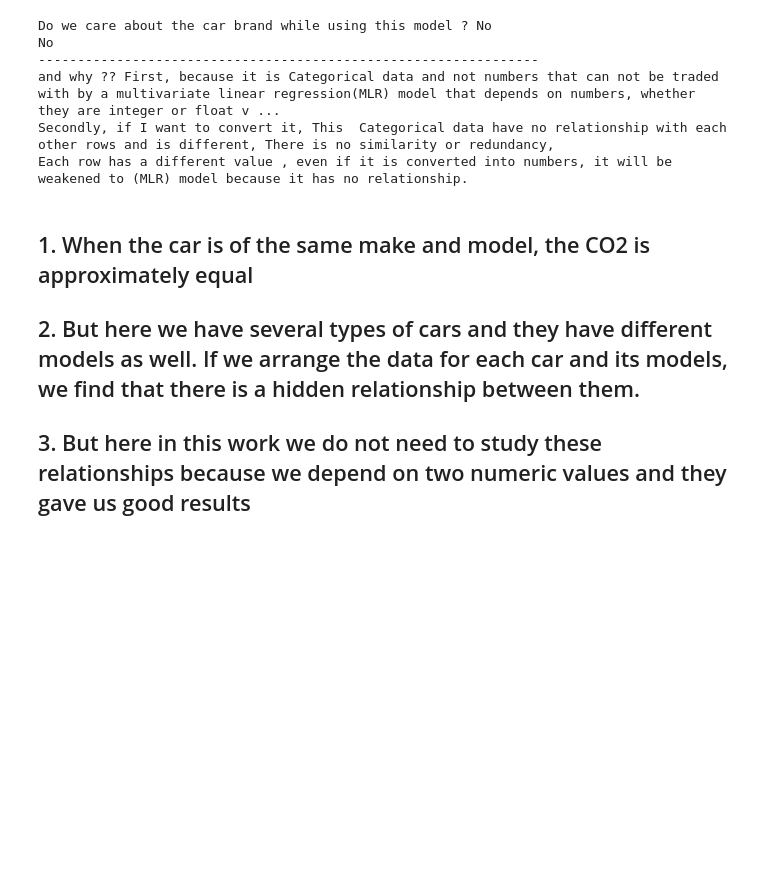
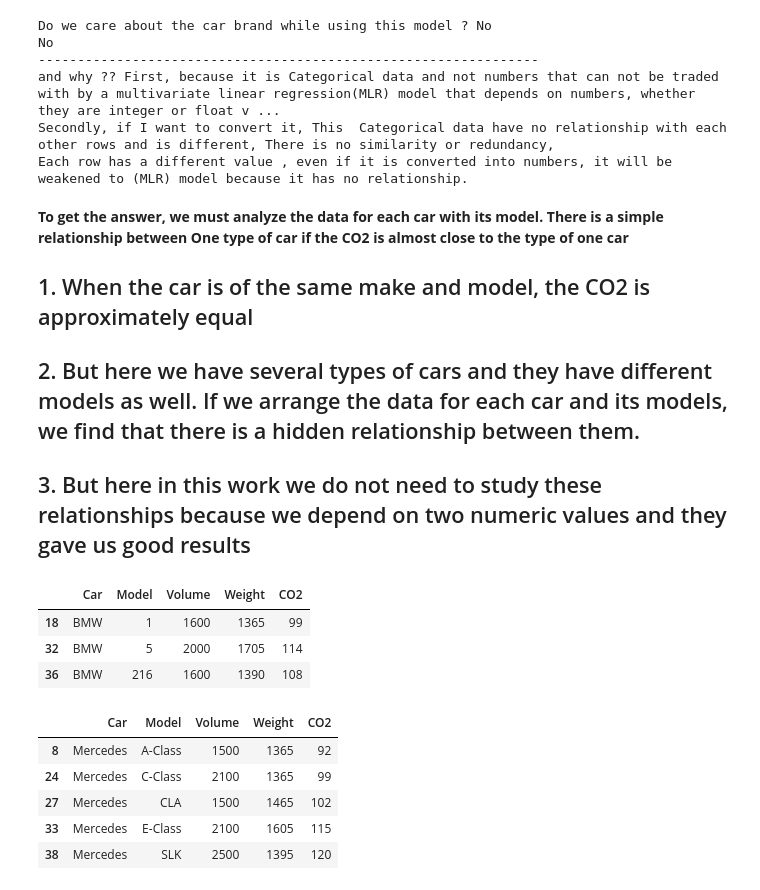
Before and after one commit to shahd1995913/Tahalf-Mechine-Learning-DS3, a Jupyter notebook: Tasks/ML1_S1&S2_Assignment.ipynb, the cells around one changed output. Cells and saved outputs as stored; diff of their text form; code cells hidden in the pictures; blank space fills up the shorter version.

```diff
--- a/Tasks/ML1_S1&S2_Assignment.ipynb
+++ b/Tasks/ML1_S1&S2_Assignment.ipynb
@@ -301,5 +301,7 @@ and why ?? First, because it is Categorical data and not numbers that can not be
 Secondly, if I want to convert it, This  Categorical data have no relationship with each other rows and is different, There is no similarity or redundancy,
 Each row has a different value , even if it is converted into numbers, it will be weakened to (MLR) model because it has no relationship.
 # %% [markdown]
+**To get the answer, we must analyze the data for each car with its model. There is a simple relationship between
+ One type of car if the CO2 is almost close to the type of one car**
 ## 1. When the car is of the same make and model, the CO2 is approximately equal
 ## 2. But here we have several types of cars and they have different models as well. If we arrange the data for each car and its models, we find that there is a hidden relationship between them.
@@ -306,0 +309,18 @@ Each row has a different value , even if it is converted into numbers, it will b
+# %%
+BMW_data = df.loc[df['Car'] == "BMW"]
+BMW_data
+# %% [output]
+|  | Car | Model | Volume | Weight | CO2 |
+| 18 | BMW | 1 | 1600 | 1365 | 99 |
+| 32 | BMW | 5 | 2000 | 1705 | 114 |
+| 36 | BMW | 216 | 1600 | 1390 | 108 |
+# %%
+Mercedes_data = df.loc[df['Car'] == "Mercedes"]
+Mercedes_data
+# %% [output]
+|  | Car | Model | Volume | Weight | CO2 |
+| 8 | Mercedes | A-Class | 1500 | 1365 | 92 |
+| 24 | Mercedes | C-Class | 2100 | 1365 | 99 |
+| 27 | Mercedes | CLA | 1500 | 1465 | 102 |
+| 33 | Mercedes | E-Class | 2100 | 1605 | 115 |
+| 38 | Mercedes | SLK | 2500 | 1395 | 120 |
```
Also changed, not shown: parts of 5 cells of this notebook.
